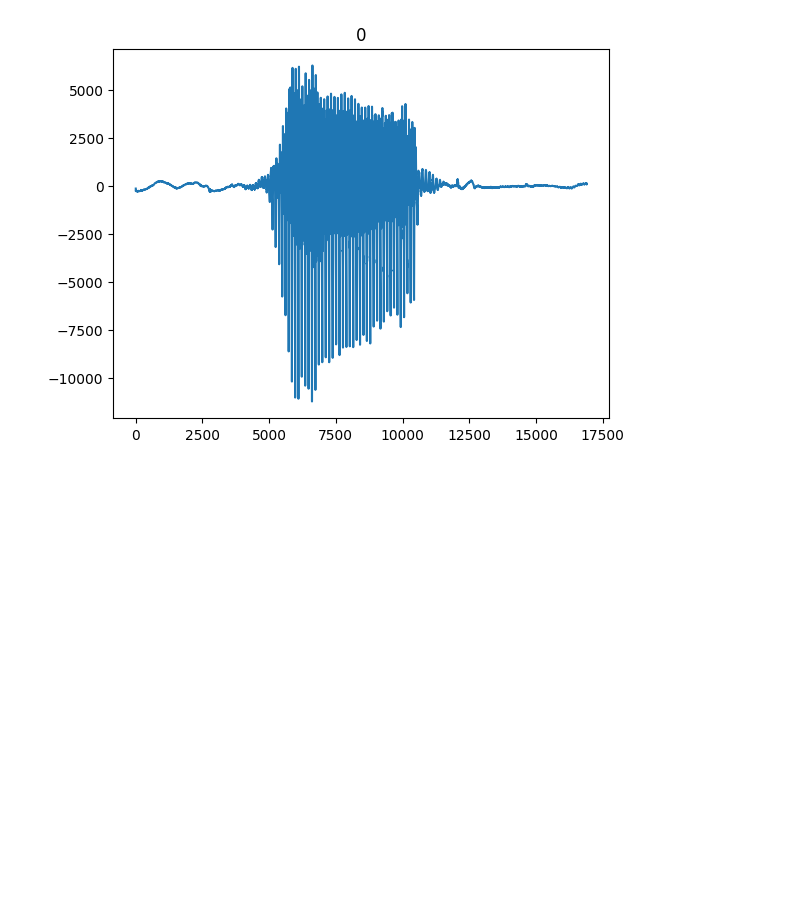
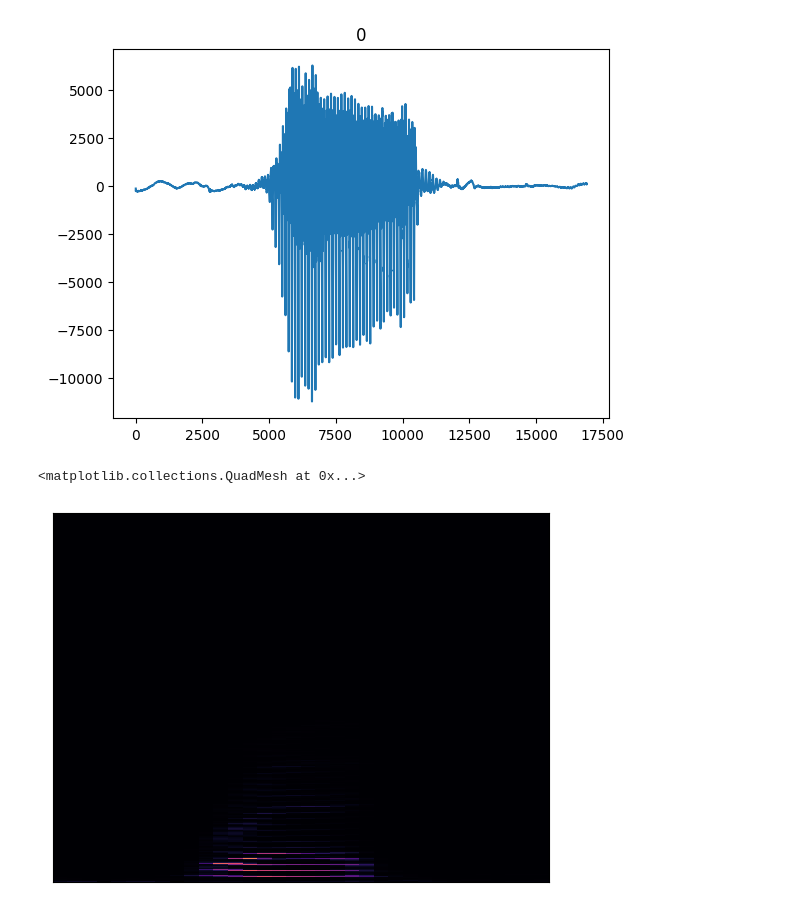
Before and after one commit to teleplayer123/audio_recognition, a Jupyter notebook: transfer_learning.ipynb, the cells around one changed output. Drawn from its saved outputs; the diff is of its cells as text; code cells hidden in the pictures; blank space fills up the shorter version.

```diff
--- a/transfer_learning.ipynb
+++ b/transfer_learning.ipynb
@@ -43,9 +43,8 @@ class_names
 # %% [markdown]
 Load RGB Data
 # %%
-def load_wav_16k_mono(fname):
+def load_wav_16k_mono(fname, rate_out=16000):
     sample_rate, data = wavfile.read(fname)
-    rate_out=16000
     n_samples = round(len(data) * rate_out / sample_rate)
     wav = sps.resample(data, n_samples)
     return wav
@@ -86,3 +85,12 @@ plt.title(label0)
 plt.show()
 # %% [output]
 [figure]
+# %%
+import librosa
+
+spec = librosa.stft(waveform0)
+mag = np.abs(spec)
+librosa.display.specshow(mag)
+# %% [output]
+<matplotlib.collections.QuadMesh at 0x...>
+[figure, added]
```
Also changed, not shown: parts of 1 cell of this notebook, 1 other file.
